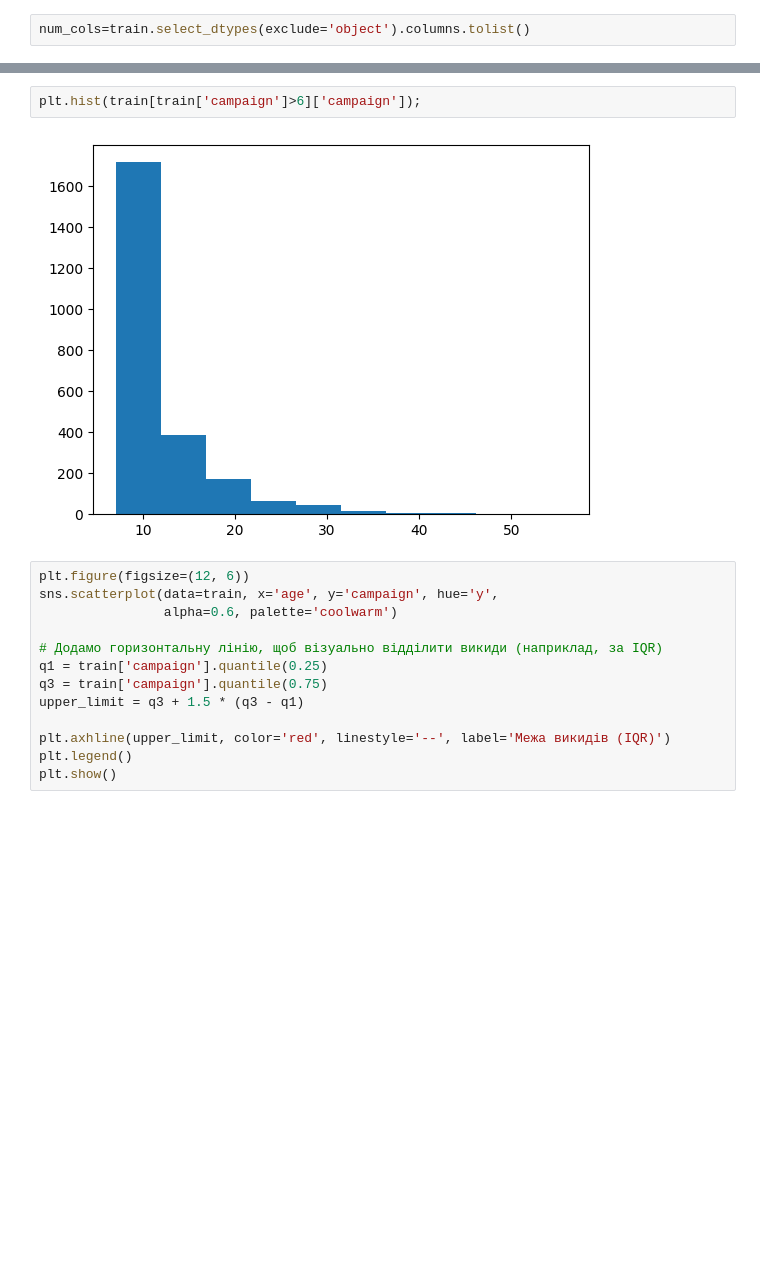
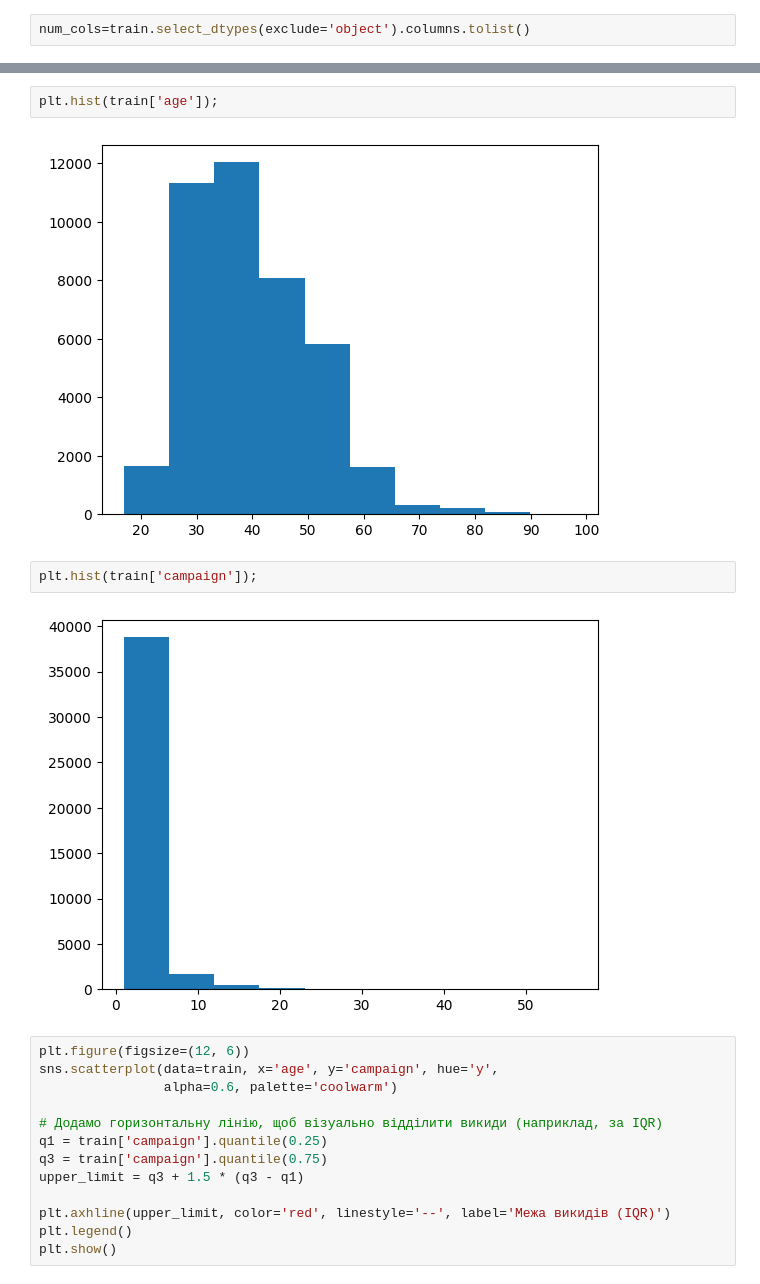
Before and after one commit to Daria-Lytvynenko/ML_course, a Jupyter notebook: Mid_term_Project.ipynb, the cells around one changed output, grey strips where cells are left out. Saved outputs shown, nothing was run; the diff lists cells and outputs as text; blank space fills up the shorter version.

```diff
--- a/Mid_term_Project.ipynb
+++ b/Mid_term_Project.ipynb
@@ -353,7 +361,11 @@ np.float64(14.0)
+# %%
+plt.hist(train['age']);
+# %% [output]
+[figure, added]
 # %%
-plt.hist(train[train['campaign']>6]['campaign']);
+plt.hist(train['campaign']);
 # %% [output]
-[figure, old version]
+[figure, new version]
 # %%
 plt.figure(figsize=(12, 6))
 sns.scatterplot(data=train, x='age', y='campaign', hue='y',
```
Also changed, not shown: parts of 11 cells of this notebook.
